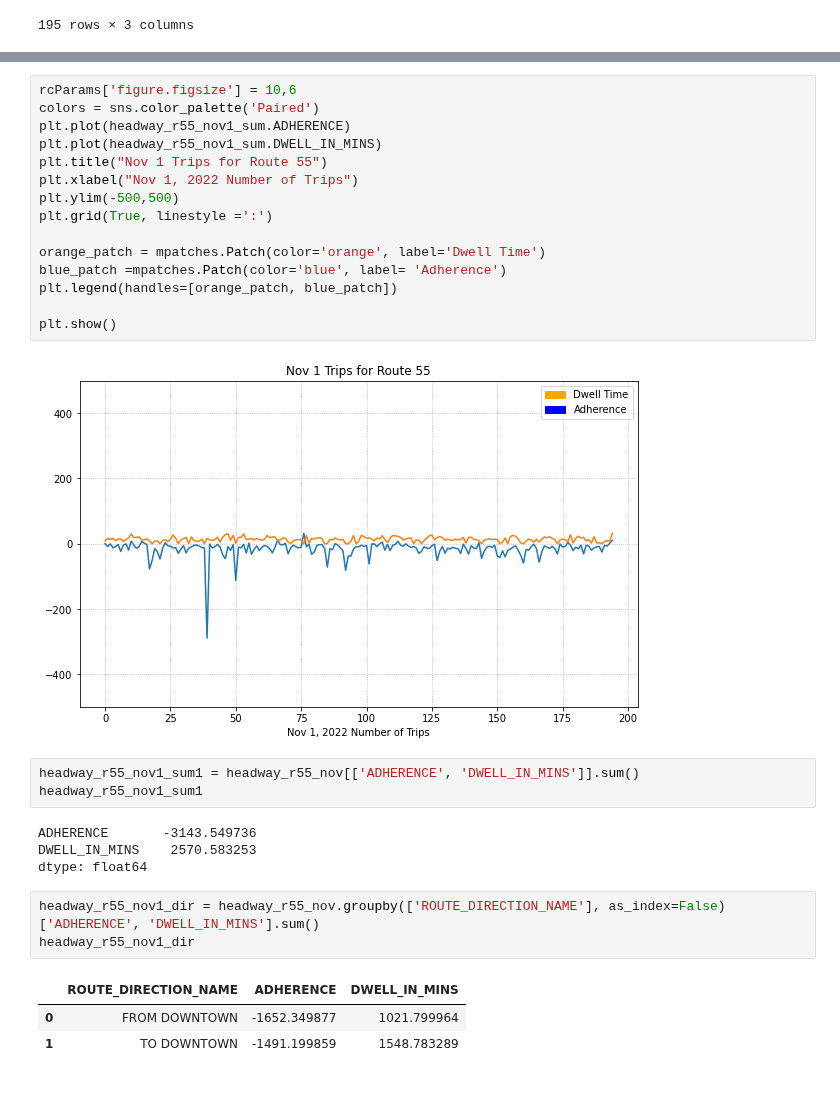
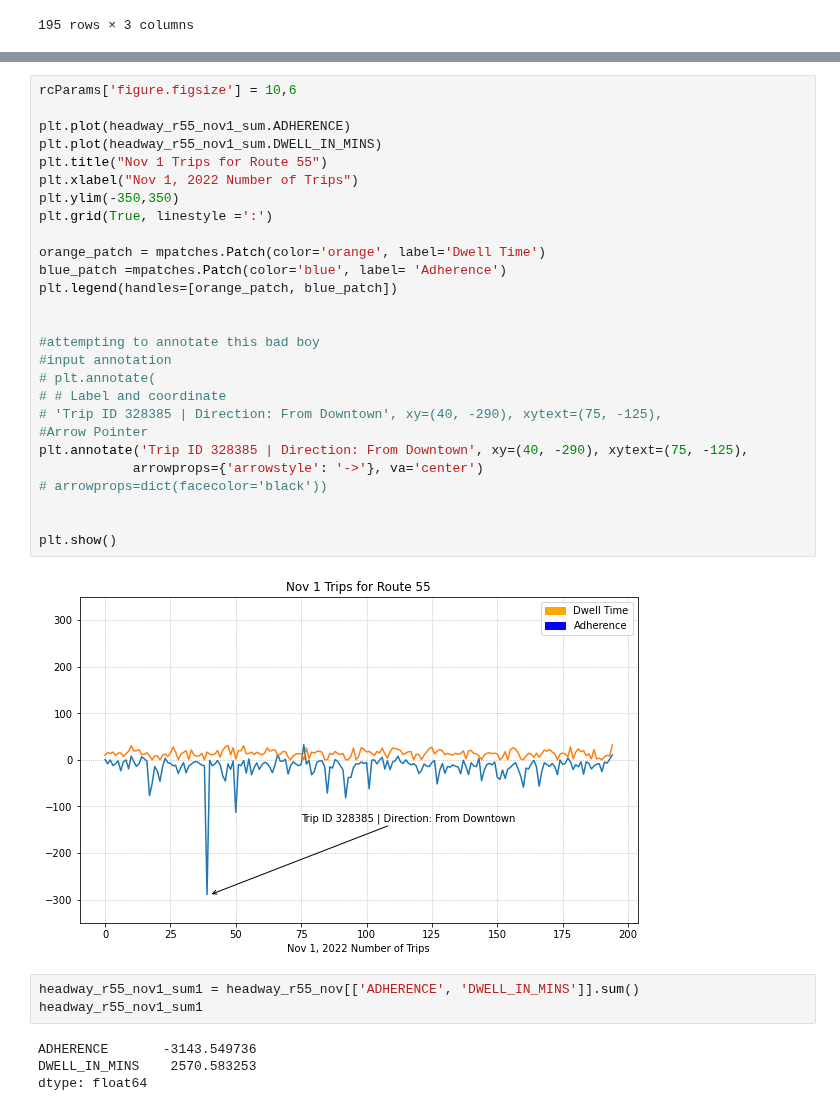
Before and after one commit to NSS-Data-Analytics-Cohort-7/wego-shut_up_and_take_my_query, a Jupyter notebook: notebook/Route55.ipynb, the cells around one changed output, grey strips where cells are left out. Saved outputs shown, nothing was run; the diff lists cells and outputs as text.

Commit message:
Graphing

```diff
--- a/notebook/Route55.ipynb
+++ b/notebook/Route55.ipynb
@@ -134,31 +134,36 @@ headway_r55_nov1_sum
-# %%
-rcParams['figure.figsize'] = 10,6
-colors = sns.color_palette('Paired')
-plt.plot(headway_r55_nov1_sum.ADHERENCE)
-plt.plot(headway_r55_nov1_sum.DWELL_IN_MINS)
-plt.title("Nov 1 Trips for Route 55")
-plt.xlabel("Nov 1, 2022 Number of Trips")
-plt.ylim(-500,500)
-plt.grid(True, linestyle =':')
-
-orange_patch = mpatches.Patch(color='orange', label='Dwell Time')
-blue_patch =mpatches.Patch(color='blue', label= 'Adherence')
-plt.legend(handles=[orange_patch, blue_patch])
-
-plt.show()
-# %% [output]
-[figure, removed]
-# %%
-headway_r55_nov1_sum1 = headway_r55_nov[['ADHERENCE', 'DWELL_IN_MINS']].sum()
-headway_r55_nov1_sum1
-# %% [output]
-ADHERENCE       -3143.549736
-DWELL_IN_MINS    2570.583253
-dtype: float64
-# %%
-headway_r55_nov1_dir = headway_r55_nov.groupby(['ROUTE_DIRECTION_NAME'], as_index=False)['ADHERENCE', 'DWELL_IN_MINS'].sum()
-headway_r55_nov1_dir
-# %% [output]
-|  | ROUTE_DIRECTION_NAME | ADHERENCE | DWELL_IN_MINS |
-| 0 | FROM DOWNTOWN | -1652.349877 | 1021.799964 |
-| 1 | TO DOWNTOWN | -1491.199859 | 1548.783289 |
+# %%
+rcParams['figure.figsize'] = 10,6
+
+plt.plot(headway_r55_nov1_sum.ADHERENCE)
+plt.plot(headway_r55_nov1_sum.DWELL_IN_MINS)
+plt.title("Nov 1 Trips for Route 55")
+plt.xlabel("Nov 1, 2022 Number of Trips")
+plt.ylim(-350,350)
+plt.grid(True, linestyle =':')
+
+orange_patch = mpatches.Patch(color='orange', label='Dwell Time')
+blue_patch =mpatches.Patch(color='blue', label= 'Adherence')
+plt.legend(handles=[orange_patch, blue_patch])
+
+
+#attempting to annotate this bad boy
+#input annotation
+# plt.annotate(
+# # Label and coordinate
+# 'Trip ID 328385 | Direction: From Downtown', xy=(40, -290), xytext=(75, -125),
+#Arrow Pointer
+plt.annotate('Trip ID 328385 | Direction: From Downtown', xy=(40, -290), xytext=(75, -125),
+            arrowprops={'arrowstyle': '->'}, va='center')
+# arrowprops=dict(facecolor='black'))
+
+
+plt.show()
+# %% [output]
+[figure, added]
+# %%
+headway_r55_nov1_sum1 = headway_r55_nov[['ADHERENCE', 'DWELL_IN_MINS']].sum()
+headway_r55_nov1_sum1
+# %% [output]
+ADHERENCE       -3143.549736
+DWELL_IN_MINS    2570.583253
+dtype: float64
```
Also changed, not shown: parts of 7 cells of this notebook, 1 other file.
